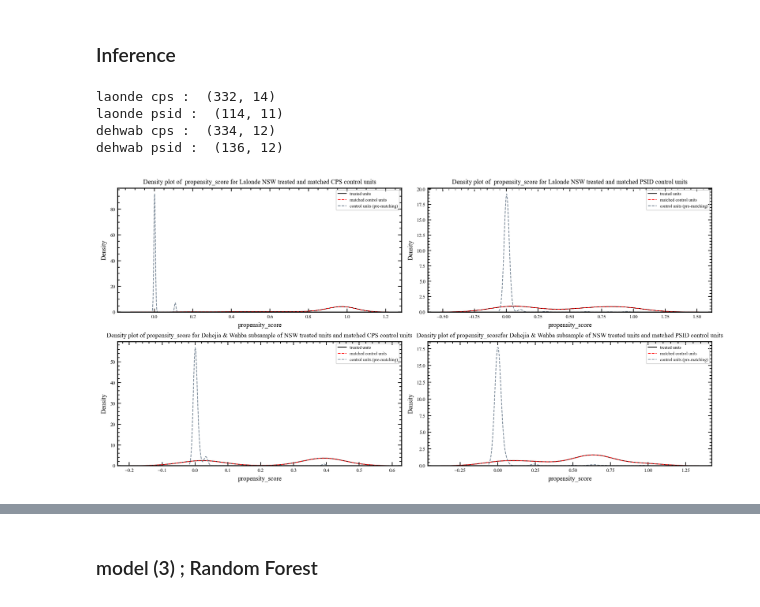
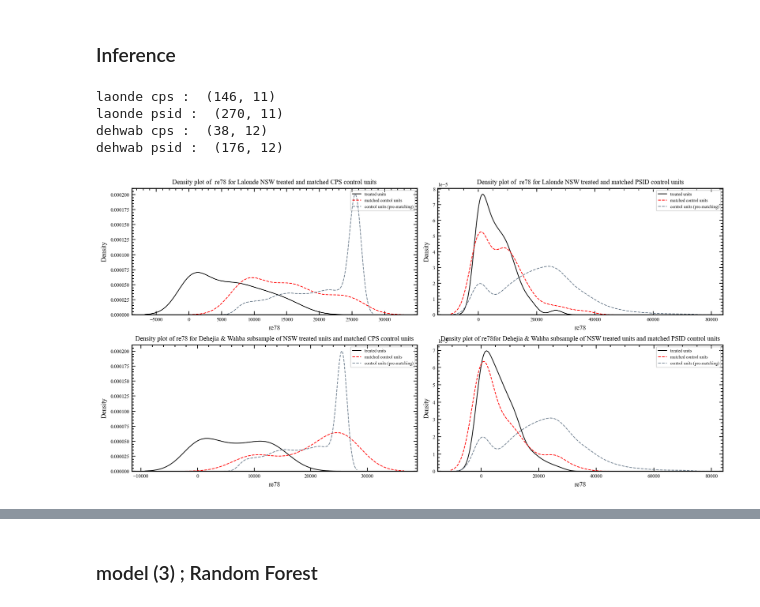
Before and after one commit to MawuliAgamah/ml-propensity-score-matching, a Jupyter notebook: Jupyter notebooks/lalonde 2 .ipynb, the cells around one changed output, grey strips where cells are left out. Cells and saved outputs as stored; diff of their text form; code cells hidden in the pictures.

Commit message:
CART

```diff
--- a/Jupyter notebooks/lalonde 2 .ipynb
+++ b/Jupyter notebooks/lalonde 2 .ipynb
@@ -1386,11 +1457,10 @@ import graphviz
 #### Data prep for CART
 # %%
 # Load quasi-experimental dataset
-
 nswCps_lalonde =  pd.read_csv('/Users/mawuliagamah/gitprojects/causal_inference/causal_inference/datasets/quasi data/unmatched data/Quasi_NswCps_lalonde.csv')
 nswPsid_lalonde = pd.read_csv('/Users/mawuliagamah/gitprojects/causal_inference/causal_inference/datasets/quasi data/unmatched data/Quasi_NswPsid_lalonde.csv')
-nswCps_dehWab =   pd.read_csv('/Users/mawuliagamah/gitprojects/causal_inference/causal_inference/datasets/quasi data/unmatched data/Quasi_NswCps_lalonde.csv')
-nswPsid_dehWab =  pd.read_csv('/Users/mawuliagamah/gitprojects/causal_inference/causal_inference/datasets/quasi data/unmatched data/Quasi_NswPsid_lalonde.csv')
+nswCps_dehWab =   pd.read_csv('/Users/mawuliagamah/gitprojects/causal_inference/causal_inference/datasets/quasi data/unmatched data/Quasi_NswCps_dehWab.csv')
+nswPsid_dehWab =  pd.read_csv('/Users/mawuliagamah/gitprojects/causal_inference/causal_inference/datasets/quasi data/unmatched data/Quasi_NswPsid_dehWab.csv')
 
 nswCps_lalonde.columns = nswCps_lalonde.columns.str.strip()
 nswPsid_lalonde.columns = nswPsid_lalonde.columns.str.strip()
@@ -1511,7 +1639,7 @@ from causalml.match import NearestNeighborMatch, create_table_one
 # CPS
 caliper = np.std(nswCps_lalonde_ps_CART_withRe78.propensity_score) * 0.25
 psm = NearestNeighborMatch(replace=False,caliper= caliper,random_state=42) # Matching without replacement
-nswCps_lalonde_CART_psMatched  = psm.match(nswCps_lalonde_ps_LOGIT_withRe78,'treat',['propensity_score'])
+nswCps_lalonde_CART_psMatched  = psm.match(nswCps_lalonde_ps_CART_withRe78,'treat',['propensity_score'])
 #PSID
 caliper = np.std(nswPsid_lalonde_ps_CART_withRe78.propensity_score) * 0.25
 psm = NearestNeighborMatch(replace=False,caliper= caliper,random_state=42) # Matching without replacement
@@ -1533,10 +1661,10 @@ print('laonde psid : ',nswPsid_lalonde_CART_psMatched.shape)
 print('dehwab cps : ',nswCps_dehWab_CART_psMatched.shape)
 print('dehwab psid : ',nswPsid_dehWab_CART_psMatched.shape)
 # %% [output]
-laonde cps :  (332, 14)
-laonde psid :  (114, 11)
-dehwab cps :  (334, 12)
-dehwab psid :  (136, 12)
+laonde cps :  (146, 11)
+laonde psid :  (270, 11)
+dehwab cps :  (38, 12)
+dehwab psid :  (176, 12)
 # %%
 # SAVE Quasi experimental datasets with lalonde treated and matched controls
 nswCps_lalonde_CART_psMatched.to_csv('/Users/mawuliagamah/gitprojects/causal_inference/causal_inference/datasets/quasi data/cart/nswCps_lalonde_CART_psMatched.csv',header = True,index = False)
@@ -1545,10 +1673,10 @@ nswCps_dehWab_CART_psMatched.to_csv('/Users/mawuliagamah/gitprojects/causal_infe
 nswPsid_dehWab_CART_psMatched.to_csv('/Users/mawuliagamah/gitprojects/causal_inference/causal_inference/datasets/quasi data/cart/nswPsid_dehWab_CART_psMatched.csv',header = True,index = False)
 # %%
 plot_matching_distributions(
-                            'propensity_score',nswCps_lalonde_CART_psMatched,nswCps_lalonde_ps_CART_withRe78,
+                            're78',nswCps_lalonde_CART_psMatched,nswCps_lalonde_ps_CART_withRe78,
                             nswPsid_lalonde_CART_psMatched,nswPsid_lalonde_ps_CART_withRe78,
                             nswCps_dehWab_CART_psMatched,nswCps_dehWab_ps_CART_withRe78,
                             nswPsid_dehWab_CART_psMatched,nswPsid_dehWab_ps_CART_withRe78,
                             )
 # %% [output]
-[figure, old version]
+[figure, new version]
```
Also changed, not shown: parts of 49 cells of this notebook, 30 other files.
